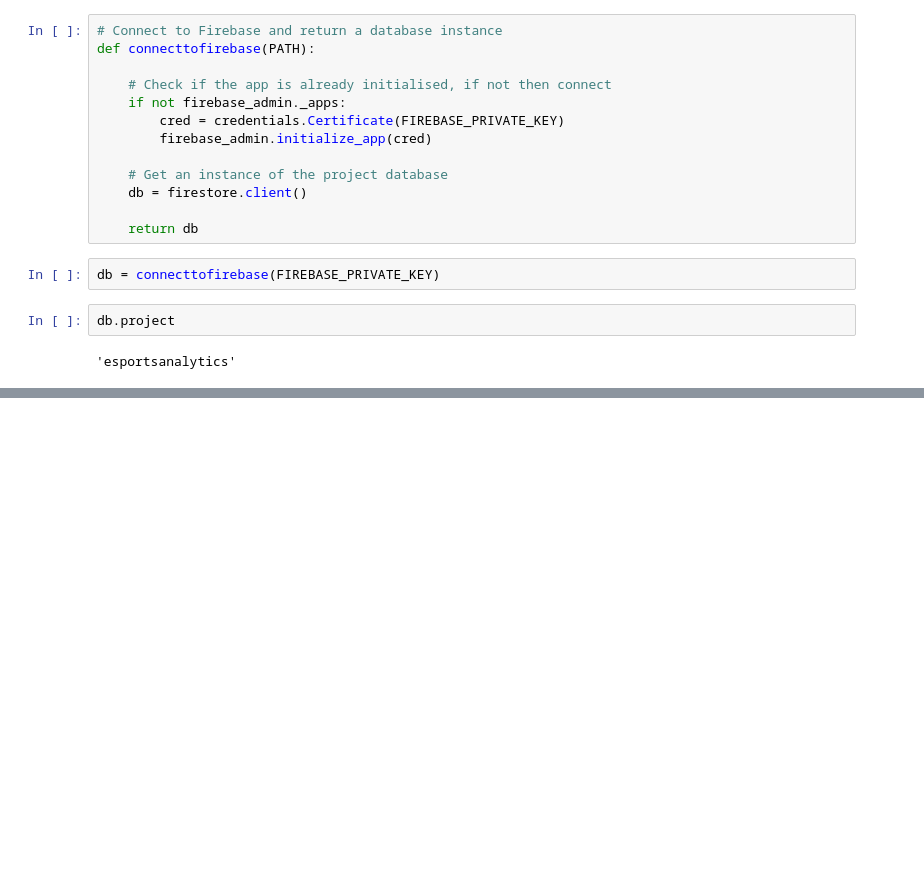
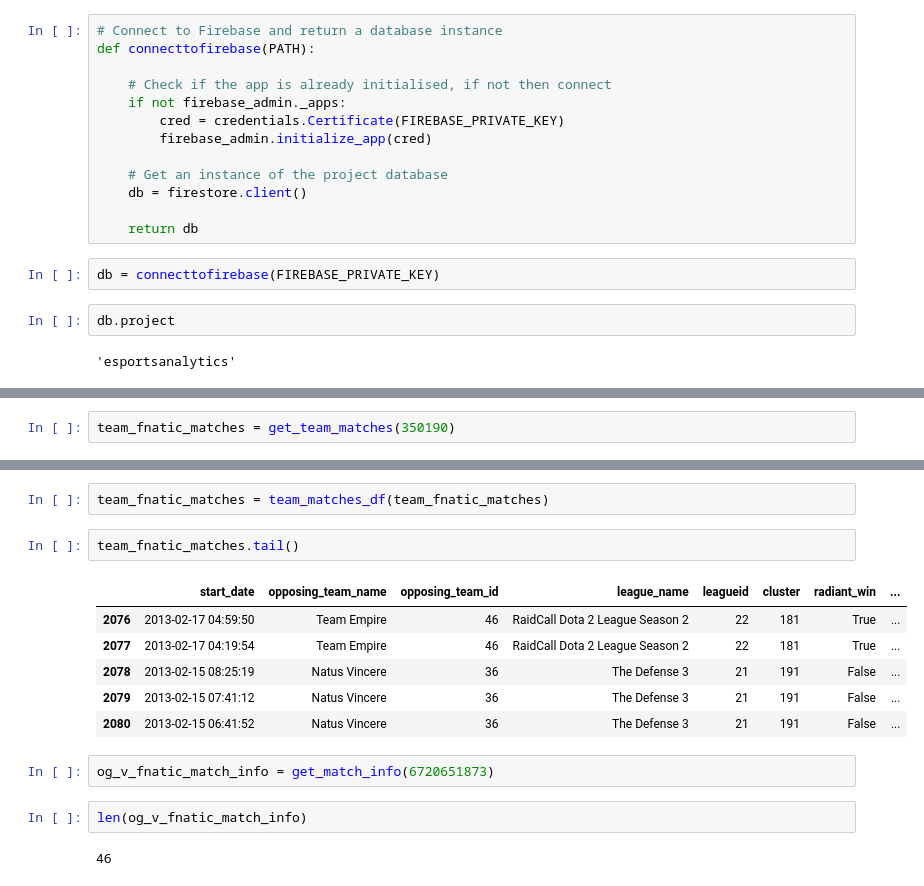
Before and after one commit to johnnyoso/data_science, a Jupyter notebook: ESportsAnalysis.ipynb, the cells around one changed output, grey strips where cells are left out. Saved outputs shown, nothing was run; the diff lists cells and outputs as text; blank space fills up the shorter version.

```diff
--- a/ESportsAnalysis.ipynb
+++ b/ESportsAnalysis.ipynb
@@ -253,0 +347,2 @@ x = search_team('team')
+# %%
+team_fnatic_matches = get_team_matches(350190)
@@ -263,0 +410,17 @@ with open('all_teams_data.json', 'w', encoding='utf-8') as f:
+# %%
+team_fnatic_matches = team_matches_df(team_fnatic_matches)
+# %%
+team_fnatic_matches.tail()
+# %% [output]
+|  | start_date | opposing_team_name | opposing_team_id | league_name | leagueid | cluster | radiant_win | ... |
+| 2076 | 2013-02-17 04:59:50 | Team Empire | 46 | RaidCall Dota 2 League Season 2 | 22 | 181 | True | ... |
+| 2077 | 2013-02-17 04:19:54 | Team Empire | 46 | RaidCall Dota 2 League Season 2 | 22 | 181 | True | ... |
+| 2078 | 2013-02-15 08:25:19 | Natus Vincere | 36 | The Defense 3 | 21 | 191 | False | ... |
+| 2079 | 2013-02-15 07:41:12 | Natus Vincere | 36 | The Defense 3 | 21 | 191 | False | ... |
+| 2080 | 2013-02-15 06:41:52 | Natus Vincere | 36 | The Defense 3 | 21 | 191 | False | ... |
+# %%
+og_v_fnatic_match_info = get_match_info(6720651873)
+# %%
+len(og_v_fnatic_match_info)
+# %% [output]
+46
```
Also changed, not shown: parts of 63 cells of this notebook.
